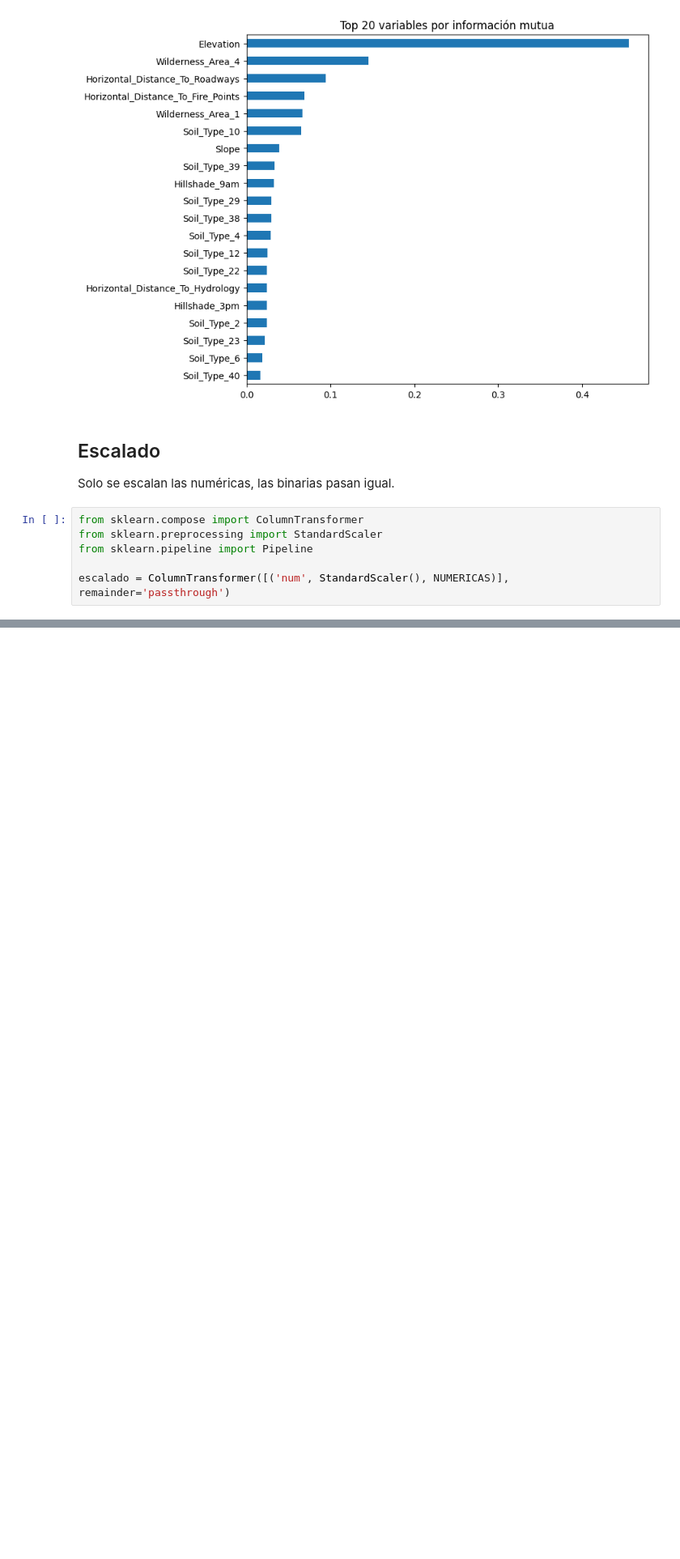
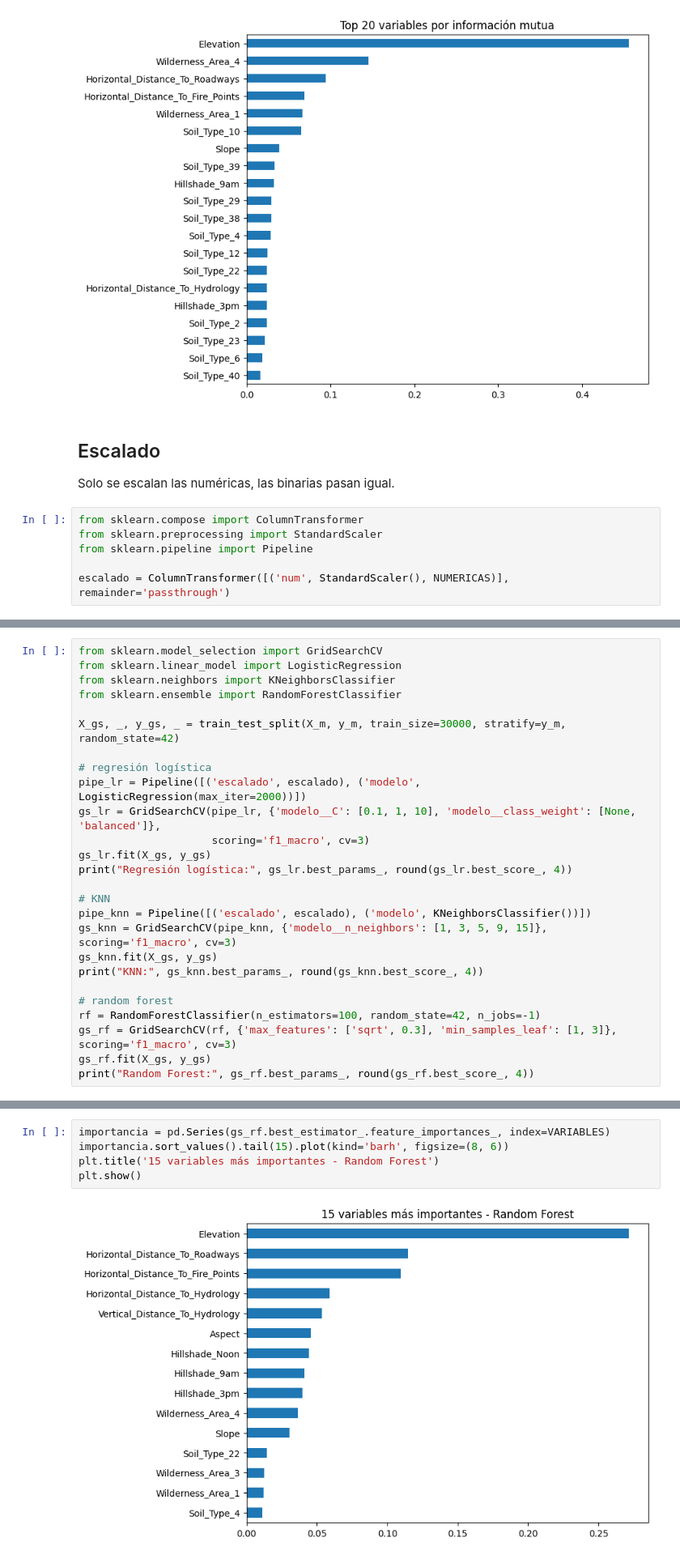
Before and after one commit to DiegoGc4x/evaluacion-4, a Jupyter notebook: covertype_equipo8.ipynb, the cells around one changed output, grey strips where cells are left out. Shown at 81% size. Drawn from its saved outputs; the diff is of its cells as text; blank space fills up the shorter version.

```diff
--- a/covertype_equipo8.ipynb
+++ b/covertype_equipo8.ipynb
@@ -368,0 +381,26 @@ escalado = ColumnTransformer([('num', StandardScaler(), NUMERICAS)], remainder='
+# %%
+from sklearn.model_selection import GridSearchCV
+from sklearn.linear_model import LogisticRegression
+from sklearn.neighbors import KNeighborsClassifier
+from sklearn.ensemble import RandomForestClassifier
+
+X_gs, _, y_gs, _ = train_test_split(X_m, y_m, train_size=30000, stratify=y_m, random_state=42)
+
+# regresión logística
+pipe_lr = Pipeline([('escalado', escalado), ('modelo', LogisticRegression(max_iter=2000))])
+gs_lr = GridSearchCV(pipe_lr, {'modelo__C': [0.1, 1, 10], 'modelo__class_weight': [None, 'balanced']},
+                     scoring='f1_macro', cv=3)
+gs_lr.fit(X_gs, y_gs)
+print("Regresión logística:", gs_lr.best_params_, round(gs_lr.best_score_, 4))
+
+# KNN
+pipe_knn = Pipeline([('escalado', escalado), ('modelo', KNeighborsClassifier())])
+gs_knn = GridSearchCV(pipe_knn, {'modelo__n_neighbors': [1, 3, 5, 9, 15]}, scoring='f1_macro', cv=3)
+gs_knn.fit(X_gs, y_gs)
+print("KNN:", gs_knn.best_params_, round(gs_knn.best_score_, 4))
+
+# random forest
+rf = RandomForestClassifier(n_estimators=100, random_state=42, n_jobs=-1)
+gs_rf = GridSearchCV(rf, {'max_features': ['sqrt', 0.3], 'min_samples_leaf': [1, 3]}, scoring='f1_macro', cv=3)
+gs_rf.fit(X_gs, y_gs)
+print("Random Forest:", gs_rf.best_params_, round(gs_rf.best_score_, 4))
@@ -368,0 +493,7 @@ escalado = ColumnTransformer([('num', StandardScaler(), NUMERICAS)], remainder='
+# %%
+importancia = pd.Series(gs_rf.best_estimator_.feature_importances_, index=VARIABLES)
+importancia.sort_values().tail(15).plot(kind='barh', figsize=(8, 6))
+plt.title('15 variables más importantes - Random Forest')
+plt.show()
+# %% [output]
+[figure, added]
```
Also changed, not shown: parts of 16 cells of this notebook.
